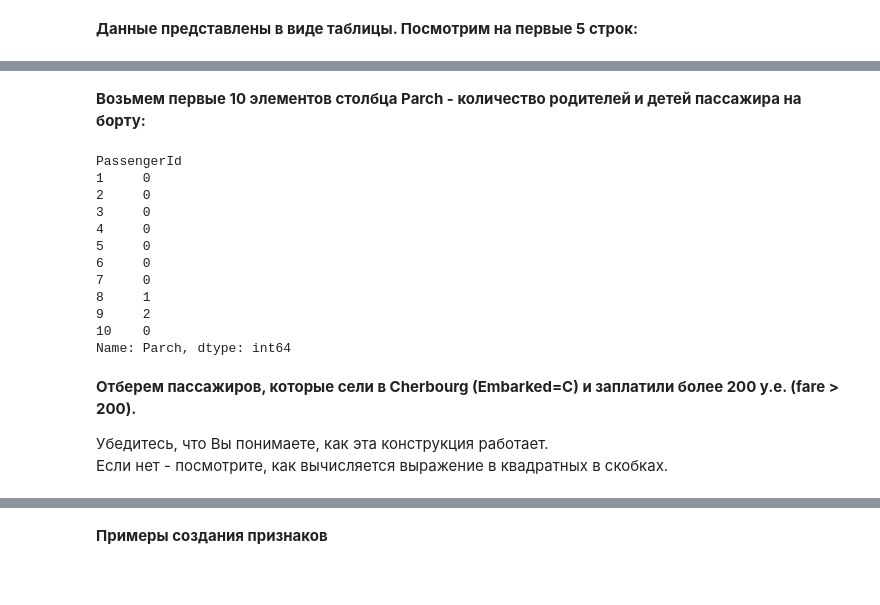
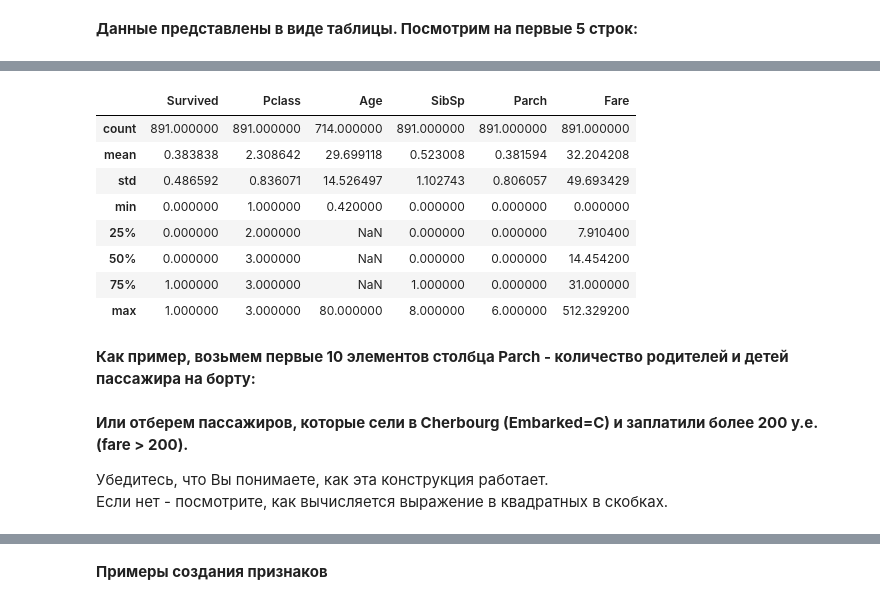
Before and after one commit to adima/hse, a Jupyter notebook: module2_ML/jupyter_notebooks/lesson01_data_analysis/lesson1_practice_pandas_titanic.ipynb, the cells around one changed output, grey strips where cells are left out. Saved outputs shown, nothing was run; the diff lists cells and outputs as text; code cells hidden in the pictures.

```diff
--- a/module2_ML/jupyter_notebooks/lesson01_data_analysis/lesson1_practice_pandas_titanic.ipynb
+++ b/module2_ML/jupyter_notebooks/lesson01_data_analysis/lesson1_practice_pandas_titanic.ipynb
@@ -41,25 +42,24 @@ data.head(5)
 | 3 | 1 | 3 | Heikkinen, Miss. Laina | female | 26.0 | 0 | 0 | STON/O2. 3101282 | 7.9250 | NaN | ... |
 | 4 | 1 | 1 | Futrelle, Mrs. Jacques Heath (Lil... | female | 35.0 | 1 | 0 | 113803 | 53.1000 | C123 | ... |
 | 5 | 0 | 3 | Allen, Mr. William Henry | male | 35.0 | 0 | 0 | 373450 | 8.0500 | NaN | ... |
+# %%
+data.describe()
+# %% [output]
+|  | Survived | Pclass | Age | SibSp | Parch | Fare |
+| count | 891.000000 | 891.000000 | 714.000000 | 891.000000 | 891.000000 | 891.000000 |
+| mean | 0.383838 | 2.308642 | 29.699118 | 0.523008 | 0.381594 | 32.204208 |
+| std | 0.486592 | 0.836071 | 14.526497 | 1.102743 | 0.806057 | 49.693429 |
+| min | 0.000000 | 1.000000 | 0.420000 | 0.000000 | 0.000000 | 0.000000 |
+| 25% | 0.000000 | 2.000000 | NaN | 0.000000 | 0.000000 | 7.910400 |
+| 50% | 0.000000 | 3.000000 | NaN | 0.000000 | 0.000000 | 14.454200 |
+| 75% | 1.000000 | 3.000000 | NaN | 1.000000 | 0.000000 | 31.000000 |
+| max | 1.000000 | 3.000000 | 80.000000 | 8.000000 | 6.000000 | 512.329200 |
 # %% [markdown]
-**Возьмем первые 10 элементов столбца Parch - количество родителей и детей пассажира на борту:**
+**Как пример, возьмем первые 10 элементов столбца Parch - количество родителей и детей пассажира на борту:**
 # %%
-data['Parch'][:10]
+data['Name'][:10]
-# %% [output]
-PassengerId
-1     0
-2     0
-3     0
-4     0
-5     0
-6     0
-7     0
-8     1
-9     2
-10    0
-Name: Parch, dtype: int64
 # %% [markdown]
-**Отберем пассажиров, которые сели в Cherbourg (Embarked=C) и заплатили более 200 у.е. (fare > 200).**
+**Или отберем пассажиров, которые сели в Cherbourg (Embarked=C) и заплатили более 200 у.е. (fare > 200).**
 
 Убедитесь, что Вы понимаете, как эта конструкция работает. <br />
 Если нет - посмотрите, как вычисляется выражение в квадратных в скобках.
```
Also changed, not shown: parts of 5 cells of this notebook, 3 other files.
